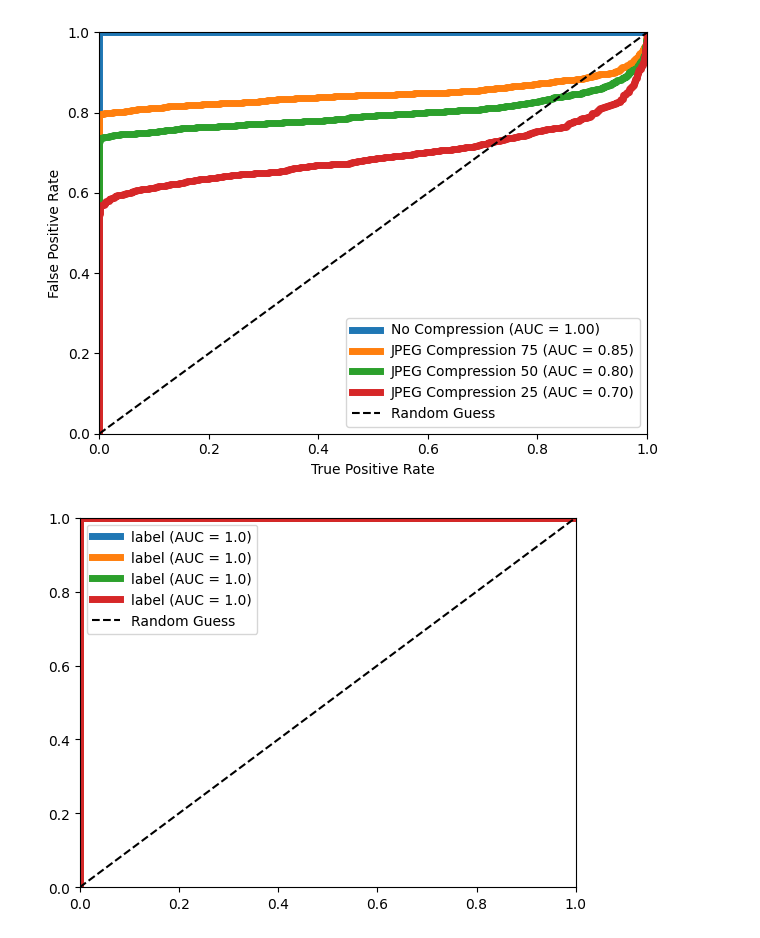
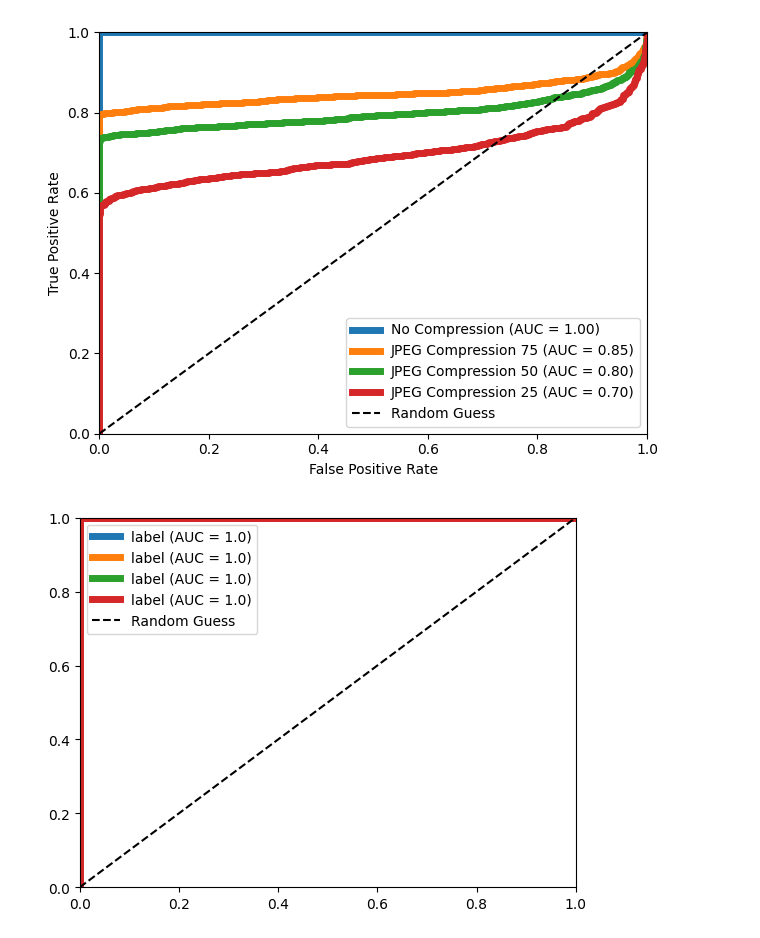
Before and after one commit to stanleykywu/svd-watermark, a Jupyter notebook: evaluate_watermark.ipynb, the cells around one changed output. Saved outputs shown, nothing was run; the diff lists cells and outputs as text; code cells hidden in the pictures.

```diff
--- a/evaluate_watermark.ipynb
+++ b/evaluate_watermark.ipynb
@@ -28,37 +28,37 @@ for compression_level in compression_levels:
     pred = []
 
     key = "watermarked_image_detection_score" if compression_level == 100 else f"watermarked_compressed_{compression_level}_detection_score"
     label = "No Compression" if compression_level == 100 else f"JPEG Compression {compression_level}"
 
     for i, i_data in enumerate(data):
         if random.randint(0, 2, size=1)[0]:
             y_true += [1]
             pred += [
                 i_data[key].statistic,
             ]
         else:
             y_true += [0]
             pred += [
                 i_data["clean_image_detection_score"].statistic,
             ]
 
     fpr, tpr, thresholds = metrics.roc_curve(
         y_true,
         pred,
         pos_label=1
     )
     roc_auc = metrics.auc(fpr, tpr)
     plt.plot(fpr,tpr,label=f"{label} (AUC = {roc_auc:.2f})", linewidth=5)
 plt.axline((0, 0), slope=1, label="Random Guess", color="black", linestyle='dashed')
 plt.xlim((0, 1))
 plt.ylim((0, 1))
-plt.ylabel("False Positive Rate")
-plt.xlabel("True Positive Rate")
+plt.xlabel("False Positive Rate")
+plt.ylabel("True Positive Rate")
 plt.legend()
 plt.tight_layout()
-plt.savefig("jpeg_compression_figure.png")
+plt.savefig("plots/jpeg_compression_figure.png")
 # %% [output]
-[figure, old version]
+[figure, new version]
 # %%
 from sklearn.metrics import precision_recall_curve
 import numpy as np
```
Also changed, not shown: 3 other files.
